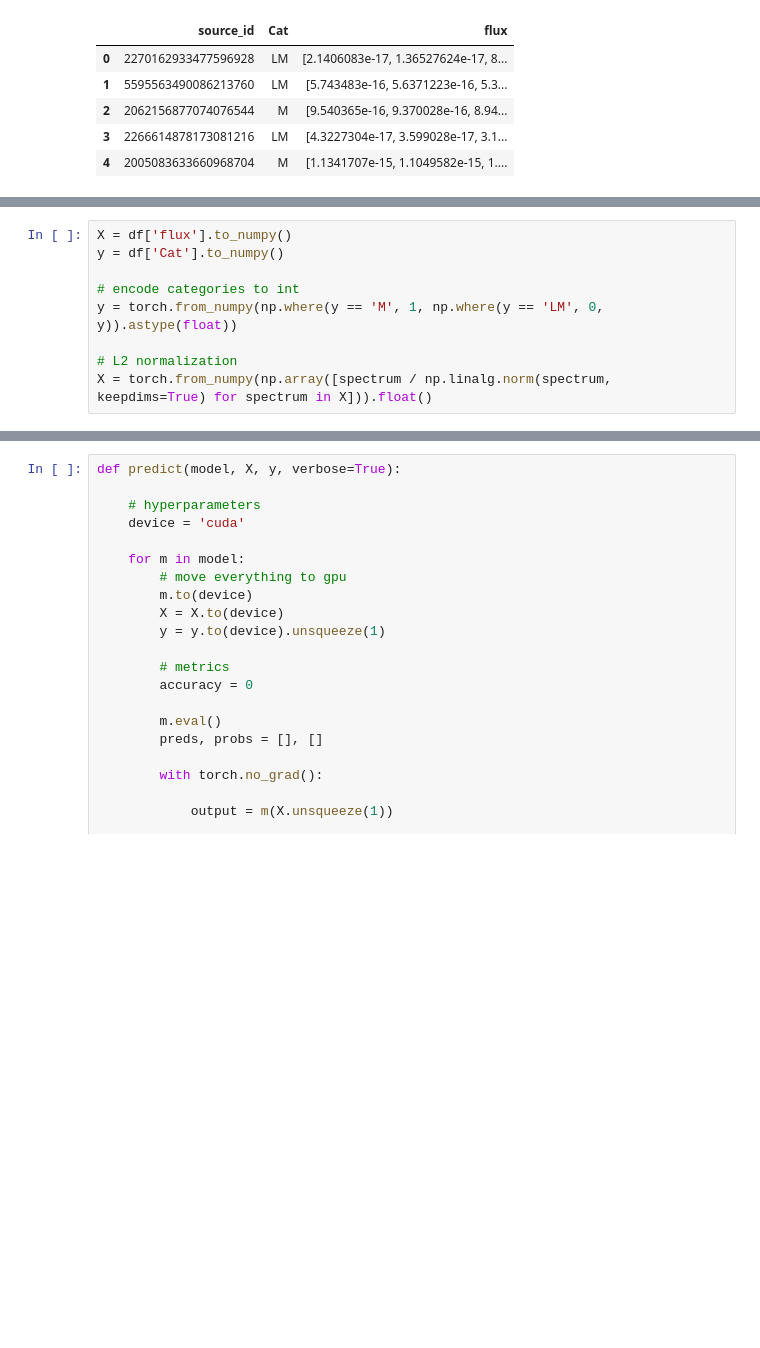
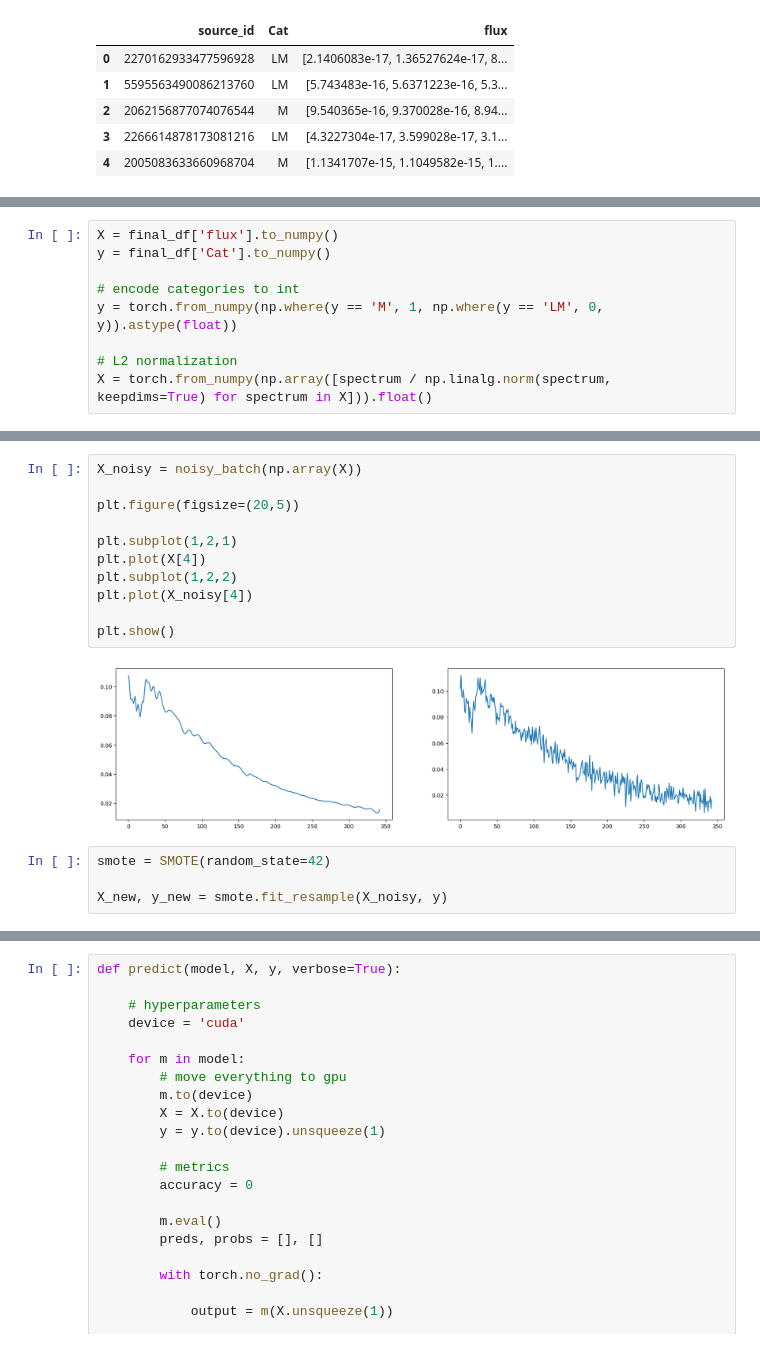
Before and after one commit to bananya-ml/research, a Jupyter notebook: notebooks/deep networks/classification/predict_cnn.ipynb, the cells around one changed output, grey strips where cells are left out. Cells and saved outputs as stored; diff of their text form; blank space fills up the shorter version.

```diff
--- a/notebooks/deep networks/classification/predict_cnn.ipynb
+++ b/notebooks/deep networks/classification/predict_cnn.ipynb
@@ -102,6 +138,6 @@ In the dataset, we have 2206 spectra for low mass stars and 1320 spectra for hig
 # %%
-X = df['flux'].to_numpy()
-y = df['Cat'].to_numpy()
+X = final_df['flux'].to_numpy()
+y = final_df['Cat'].to_numpy()
 
 # encode categories to int
 y = torch.from_numpy(np.where(y == 'M', 1, np.where(y == 'LM', 0, y)).astype(float))
@@ -110,0 +166,17 @@ X = torch.from_numpy(np.array([spectrum / np.linalg.norm(spectrum, keepdims=True
+# %%
+X_noisy = noisy_batch(np.array(X))
+
+plt.figure(figsize=(20,5))
+
+plt.subplot(1,2,1)
+plt.plot(X[4])
+plt.subplot(1,2,2)
+plt.plot(X_noisy[4])
+
+plt.show()
+# %% [output]
+[figure, added]
+# %%
+smote = SMOTE(random_state=42)
+
+X_new, y_new = smote.fit_resample(X_noisy, y)
```
Also changed, not shown: parts of 10 cells of this notebook, 8 other files.
